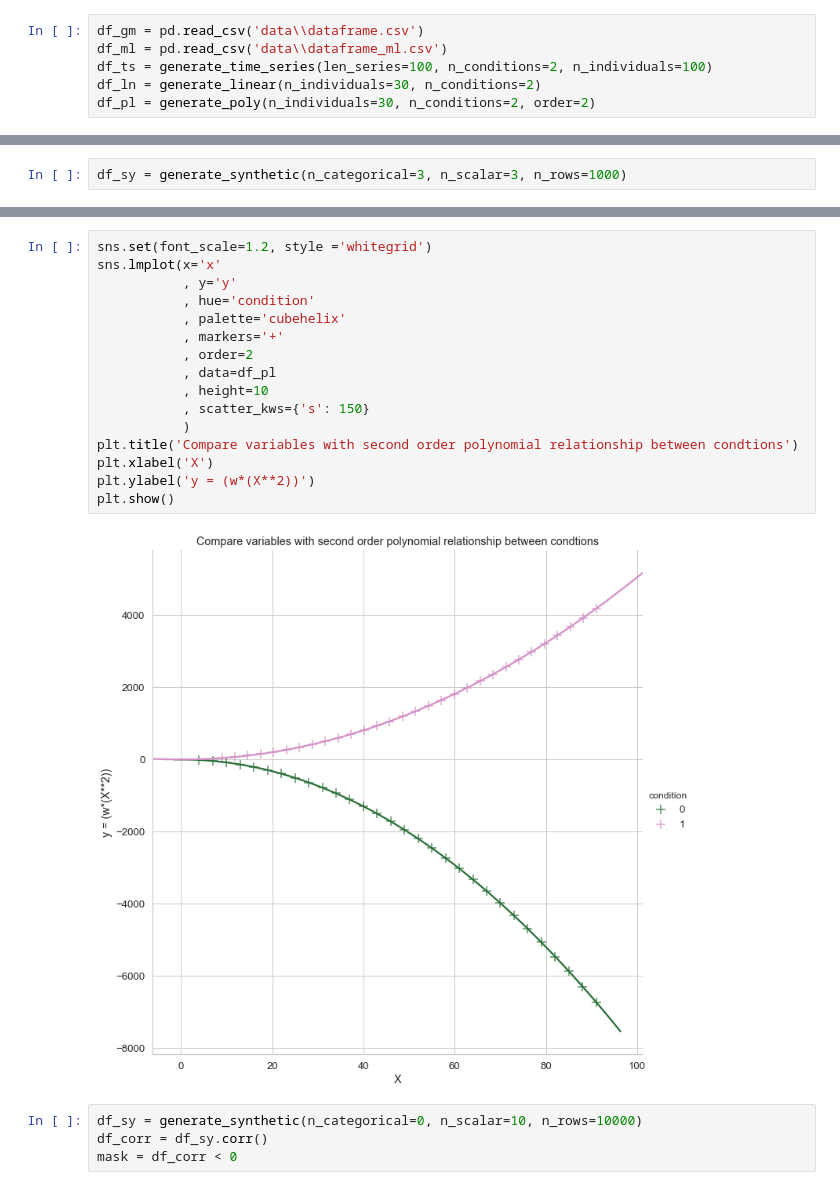
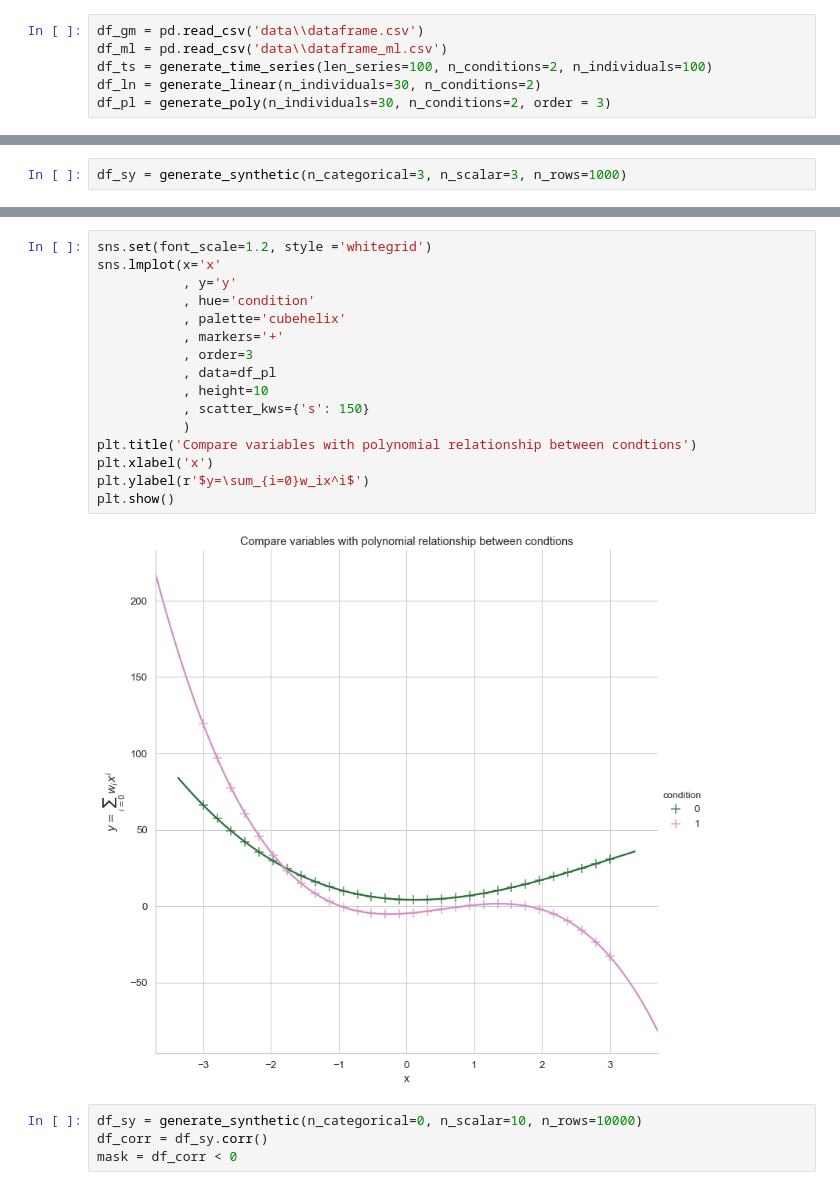
Before and after one commit to vb690/data_viz_python, a Jupyter notebook: iggi_workshop_data_viz_python.ipynb, the cells around one changed output, grey strips where cells are left out. Saved outputs shown, nothing was run; the diff lists cells and outputs as text.

Commit message:
Fixed poly and linear generator, addedd mathematical notation to the axes label

```diff
--- a/iggi_workshop_data_viz_python.ipynb
+++ b/iggi_workshop_data_viz_python.ipynb
@@ -32,7 +32,7 @@ df_gm = pd.read_csv('data\\dataframe.csv')
 df_ml = pd.read_csv('data\\dataframe_ml.csv')
 df_ts = generate_time_series(len_series=100, n_conditions=2, n_individuals=100)
 df_ln = generate_linear(n_individuals=30, n_conditions=2)
-df_pl = generate_poly(n_individuals=30, n_conditions=2, order=2)
+df_pl = generate_poly(n_individuals=30, n_conditions=2, order = 3)
 # %% [markdown]
 BRIEF INTRODUCTION PANDAS DATAFRAMES, MATPLOTLIB AND SEABORN
 # %% [markdown]
@@ -146,21 +146,21 @@ plt.show()
 # %%
 sns.set(font_scale=1.2, style ='whitegrid')
 sns.lmplot(x='x'
            , y='y'
            , hue='condition'
            , palette='cubehelix'
            , markers='+'
-           , order=2
+           , order=3
            , data=df_pl
            , height=10
            , scatter_kws={'s': 150}
            )
-plt.title('Compare variables with second order polynomial relationship between condtions')
-plt.xlabel('X')
-plt.ylabel('y = (w*(X**2))')
+plt.title('Compare variables with polynomial relationship between condtions')
+plt.xlabel('x')
+plt.ylabel(r'$y=\sum_{i=0}w_ix^i$')
 plt.show()
 # %% [output]
-[figure, old version]
+[figure, new version]
 # %%
 df_sy = generate_synthetic(n_categorical=0, n_scalar=10, n_rows=10000)
 df_corr = df_sy.corr()
```
Also changed, not shown: parts of 5 cells of this notebook, 1 other file.
